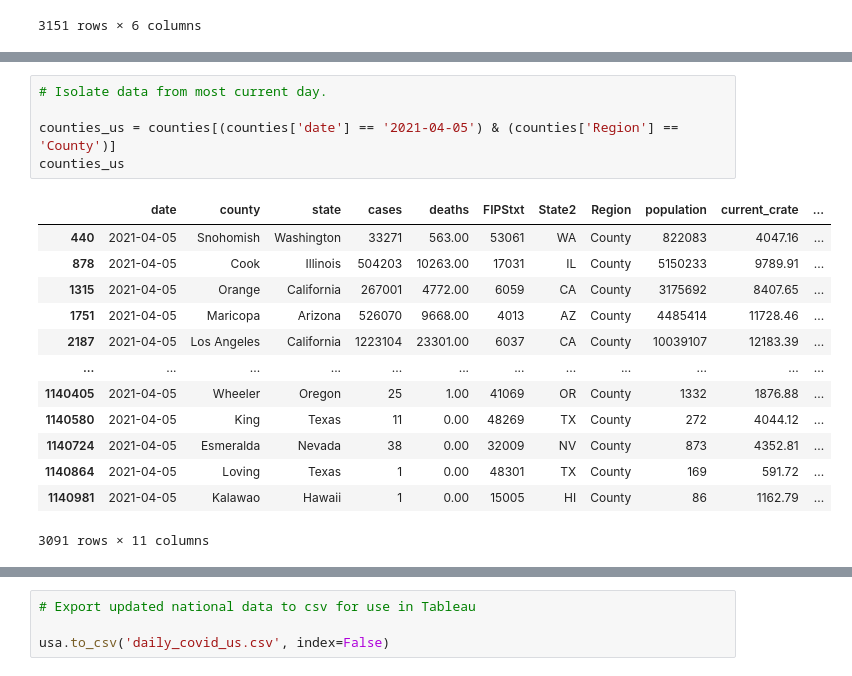
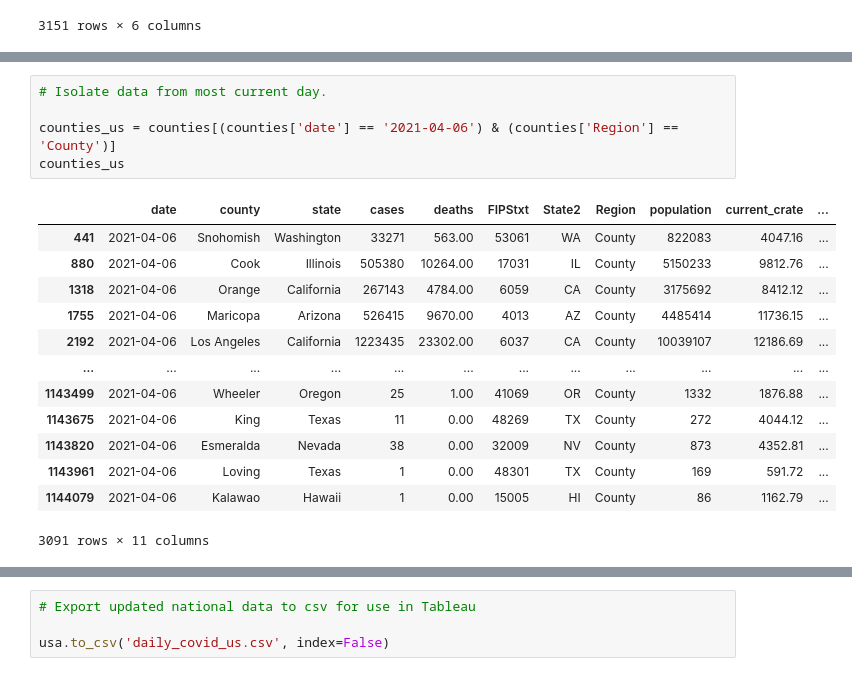
Before and after one commit to menlodoug/covid_crunching, a Jupyter notebook: pandas/COVID_USA.ipynb, the cells around one changed output, grey strips where cells are left out. Cells and saved outputs as stored; diff of their text form.

```diff
--- a/pandas/COVID_USA.ipynb
+++ b/pandas/COVID_USA.ipynb
@@ -94,21 +94,21 @@ counties
 # %%
 # Isolate data from most current day.
 
-counties_us = counties[(counties['date'] == '2021-04-05') & (counties['Region'] == 'County')]
+counties_us = counties[(counties['date'] == '2021-04-06') & (counties['Region'] == 'County')]
 counties_us
 # %% [output]
 |  | date | county | state | cases | deaths | FIPStxt | State2 | Region | population | current_crate | ... |
-| 440 | 2021-04-05 | Snohomish | Washington | 33271 | 563.00 | 53061 | WA | County | 822083 | 4047.16 | ... |
-| 878 | 2021-04-05 | Cook | Illinois | 504203 | 10263.00 | 17031 | IL | County | 5150233 | 9789.91 | ... |
-| 1315 | 2021-04-05 | Orange | California | 267001 | 4772.00 | 6059 | CA | County | 3175692 | 8407.65 | ... |
-| 1751 | 2021-04-05 | Maricopa | Arizona | 526070 | 9668.00 | 4013 | AZ | County | 4485414 | 11728.46 | ... |
-| 2187 | 2021-04-05 | Los Angeles | California | 1223104 | 23301.00 | 6037 | CA | County | 10039107 | 12183.39 | ... |
+| 441 | 2021-04-06 | Snohomish | Washington | 33271 | 563.00 | 53061 | WA | County | 822083 | 4047.16 | ... |
+| 880 | 2021-04-06 | Cook | Illinois | 505380 | 10264.00 | 17031 | IL | County | 5150233 | 9812.76 | ... |
+| 1318 | 2021-04-06 | Orange | California | 267143 | 4784.00 | 6059 | CA | County | 3175692 | 8412.12 | ... |
+| 1755 | 2021-04-06 | Maricopa | Arizona | 526415 | 9670.00 | 4013 | AZ | County | 4485414 | 11736.15 | ... |
+| 2192 | 2021-04-06 | Los Angeles | California | 1223435 | 23302.00 | 6037 | CA | County | 10039107 | 12186.69 | ... |
 | ... | ... | ... | ... | ... | ... | ... | ... | ... | ... | ... | ... |
-| 1140405 | 2021-04-05 | Wheeler | Oregon | 25 | 1.00 | 41069 | OR | County | 1332 | 1876.88 | ... |
-| 1140580 | 2021-04-05 | King | Texas | 11 | 0.00 | 48269 | TX | County | 272 | 4044.12 | ... |
-| 1140724 | 2021-04-05 | Esmeralda | Nevada | 38 | 0.00 | 32009 | NV | County | 873 | 4352.81 | ... |
-| 1140864 | 2021-04-05 | Loving | Texas | 1 | 0.00 | 48301 | TX | County | 169 | 591.72 | ... |
-| 1140981 | 2021-04-05 | Kalawao | Hawaii | 1 | 0.00 | 15005 | HI | County | 86 | 1162.79 | ... |
+| 1143499 | 2021-04-06 | Wheeler | Oregon | 25 | 1.00 | 41069 | OR | County | 1332 | 1876.88 | ... |
+| 1143675 | 2021-04-06 | King | Texas | 11 | 0.00 | 48269 | TX | County | 272 | 4044.12 | ... |
+| 1143820 | 2021-04-06 | Esmeralda | Nevada | 38 | 0.00 | 32009 | NV | County | 873 | 4352.81 | ... |
+| 1143961 | 2021-04-06 | Loving | Texas | 1 | 0.00 | 48301 | TX | County | 169 | 591.72 | ... |
+| 1144079 | 2021-04-06 | Kalawao | Hawaii | 1 | 0.00 | 15005 | HI | County | 86 | 1162.79 | ... |
 3091 rows × 11 columns
 # %%
 # Create up to date rates so rankings can be performed using the latest data.
```
Also changed, not shown: parts of 14 cells of this notebook, 30 other files.
